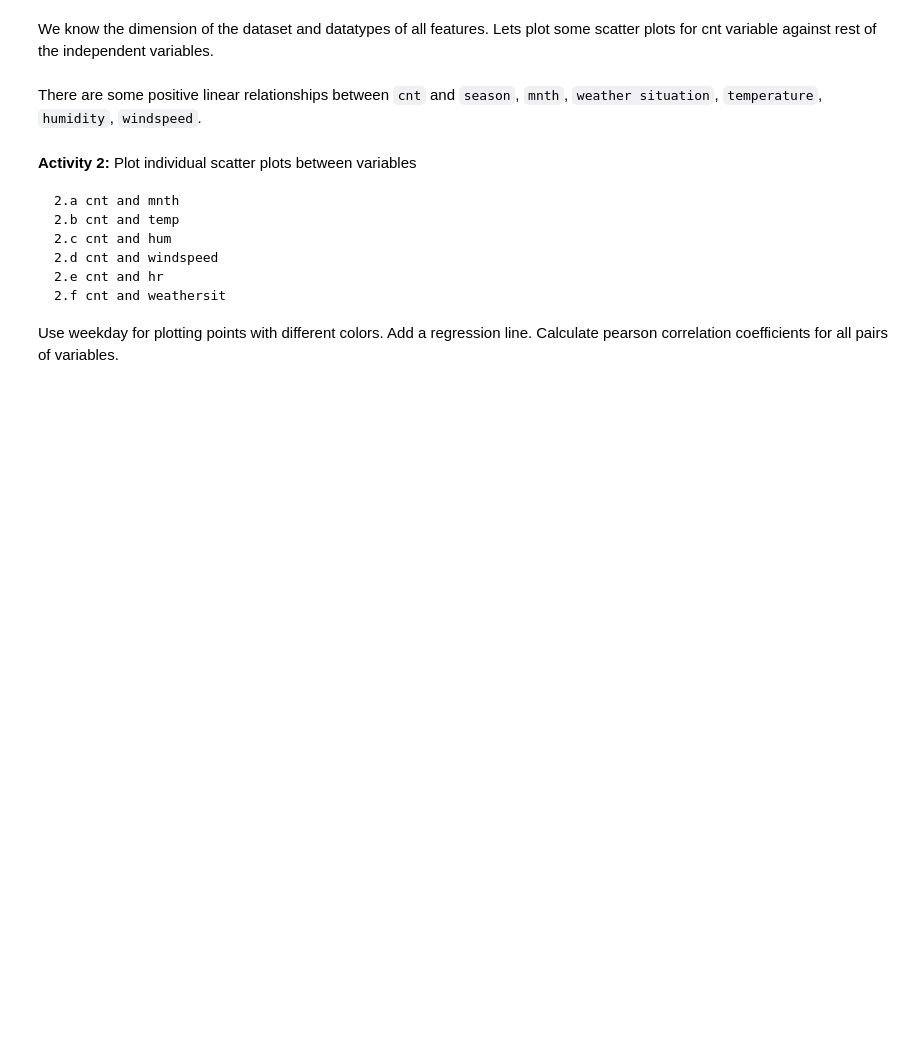
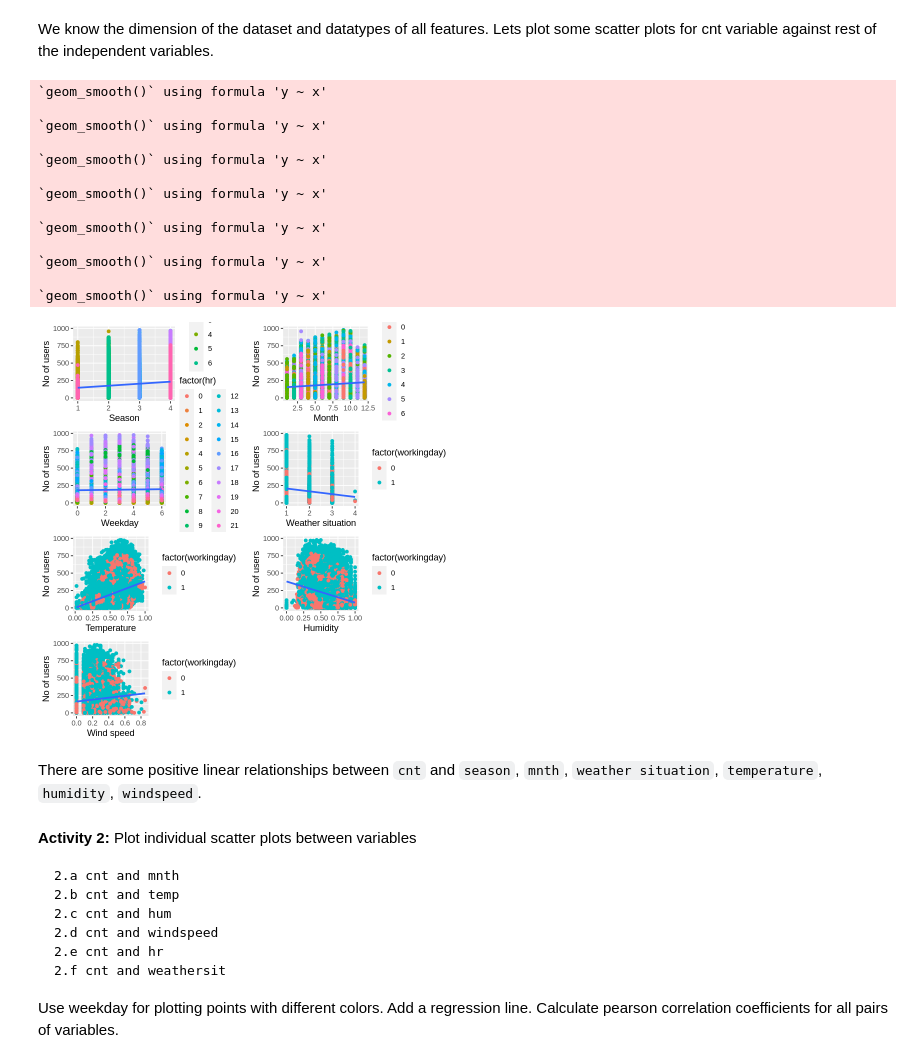
Before and after one commit to SteeltownRiot/DSA, a Jupyter notebook: DSA-7020 Stats for Data Analysis/Module 2 - Multivariate Data/Practices/Practice_Multivariate.ipynb, the cells around one changed output. Drawn from its saved outputs; the diff is of its cells as text; code cells hidden in the pictures; blank space fills up the shorter version.

```diff
--- a/DSA-7020 Stats for Data Analysis/Module 2 - Multivariate Data/Practices/Practice_Multivariate.ipynb
+++ b/DSA-7020 Stats for Data Analysis/Module 2 - Multivariate Data/Practices/Practice_Multivariate.ipynb
@@ -38,34 +86,49 @@ library(ggplot2)
 library(gridExtra)
 
 grid.arrange(
     ggplot(bikeshare_data, aes(x=season,y=cnt)) + xlab("Season")+ ylab("No of users") +
     geom_point(aes(colour = factor(mnth))) + geom_smooth(method=lm),
 
     ggplot(bikeshare_data, aes(x=mnth,y=cnt)) + xlab("Month")+ ylab("No of users") +
     geom_point(aes(colour = factor(weekday))) + geom_smooth(method=lm),
 
     ggplot(bikeshare_data, aes(x=weekday,y=cnt)) + xlab("Weekday")+ ylab("No of users") +
     geom_point(aes(colour = factor(hr))) + geom_smooth(method=lm),
 
     ggplot(bikeshare_data, aes(x=weathersit,y=cnt)) + xlab("Weather situation")+ ylab("No of users") +
     geom_point(aes(colour = factor(workingday))) + geom_smooth(method=lm),
 
     ggplot(bikeshare_data, aes(x=temp,y=cnt)) + xlab("Temperature")+ ylab("No of users") +
     geom_point(aes(colour = factor(workingday))) + geom_smooth(method=lm),
 
-    ggplot(bikeshare_data, aes(x=hum,y=hum)) + xlab("humidity")+ ylab("No of users") +
+    ggplot(bikeshare_data, aes(x=hum,y=cnt)) + xlab("Humidity")+ ylab("No of users") +
     geom_point(aes(colour = factor(workingday))) + geom_smooth(method=lm),
 
     ggplot(bikeshare_data, aes(x=windspeed,y=cnt)) + xlab("Wind speed")+ ylab("No of users") +
     geom_point(aes(colour = factor(workingday))) + geom_smooth(method=lm),
 
     ncol=2)
 
 #mnth, weekday, hr, and workingday are discrete variables. To get ggplot to recognize them as such,
 #we must convert them to factors.  Otherwise, gradient color is used (which is more appropriate for
 #continuous variables).
 
 #method() is a smoothing function.  The method=lm argument specifies that we want a linear line.
+# %% [output]
+`geom_smooth()` using formula 'y ~ x'
+
+`geom_smooth()` using formula 'y ~ x'
+
+`geom_smooth()` using formula 'y ~ x'
+
+`geom_smooth()` using formula 'y ~ x'
+
+`geom_smooth()` using formula 'y ~ x'
+
+`geom_smooth()` using formula 'y ~ x'
+
+`geom_smooth()` using formula 'y ~ x'
+[figure, added]
 # %% [markdown]
 There are some positive linear relationships between `cnt` and `season`, `mnth`, `weather situation`, `temperature`, `humidity`, `windspeed`.
 # %% [markdown]
```
Also changed, not shown: parts of 12 cells of this notebook, 1 other file.
